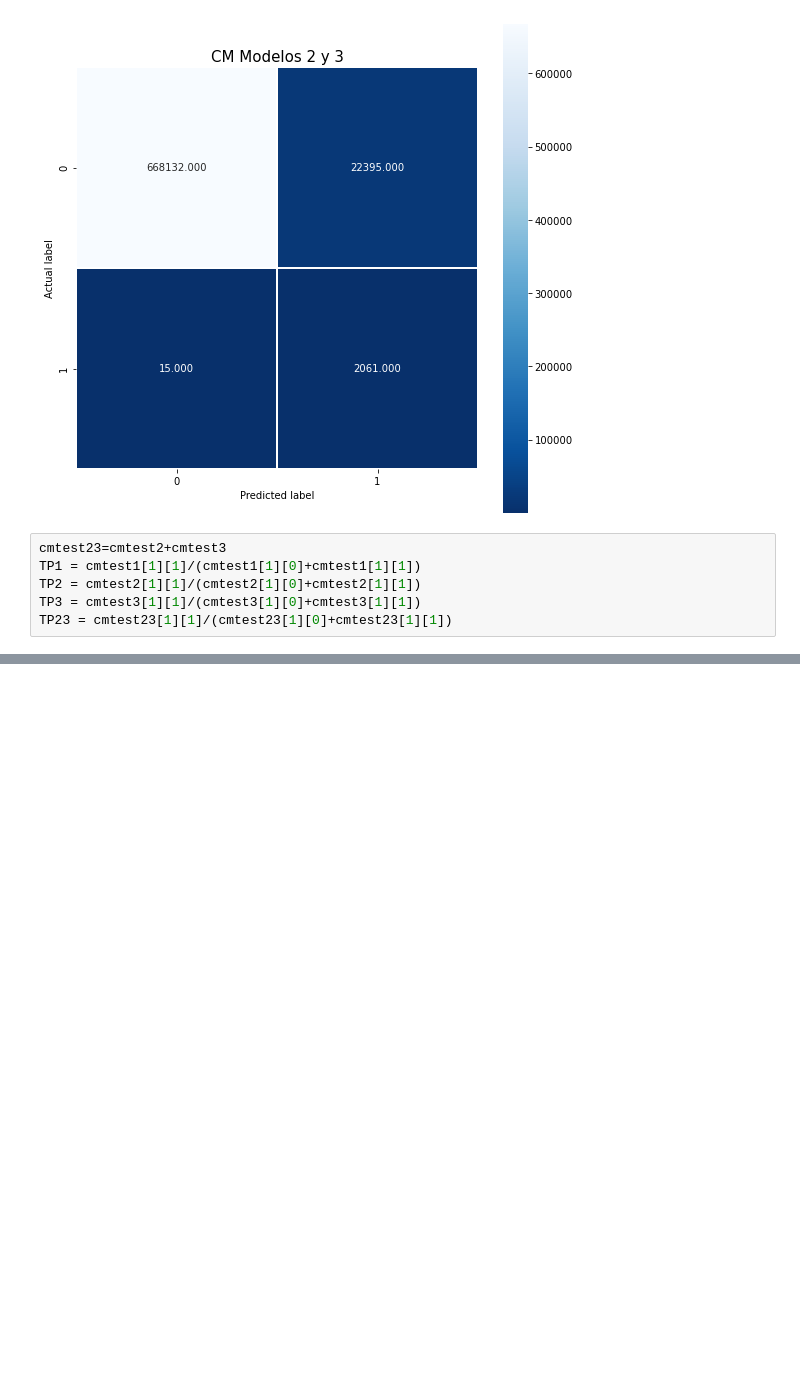
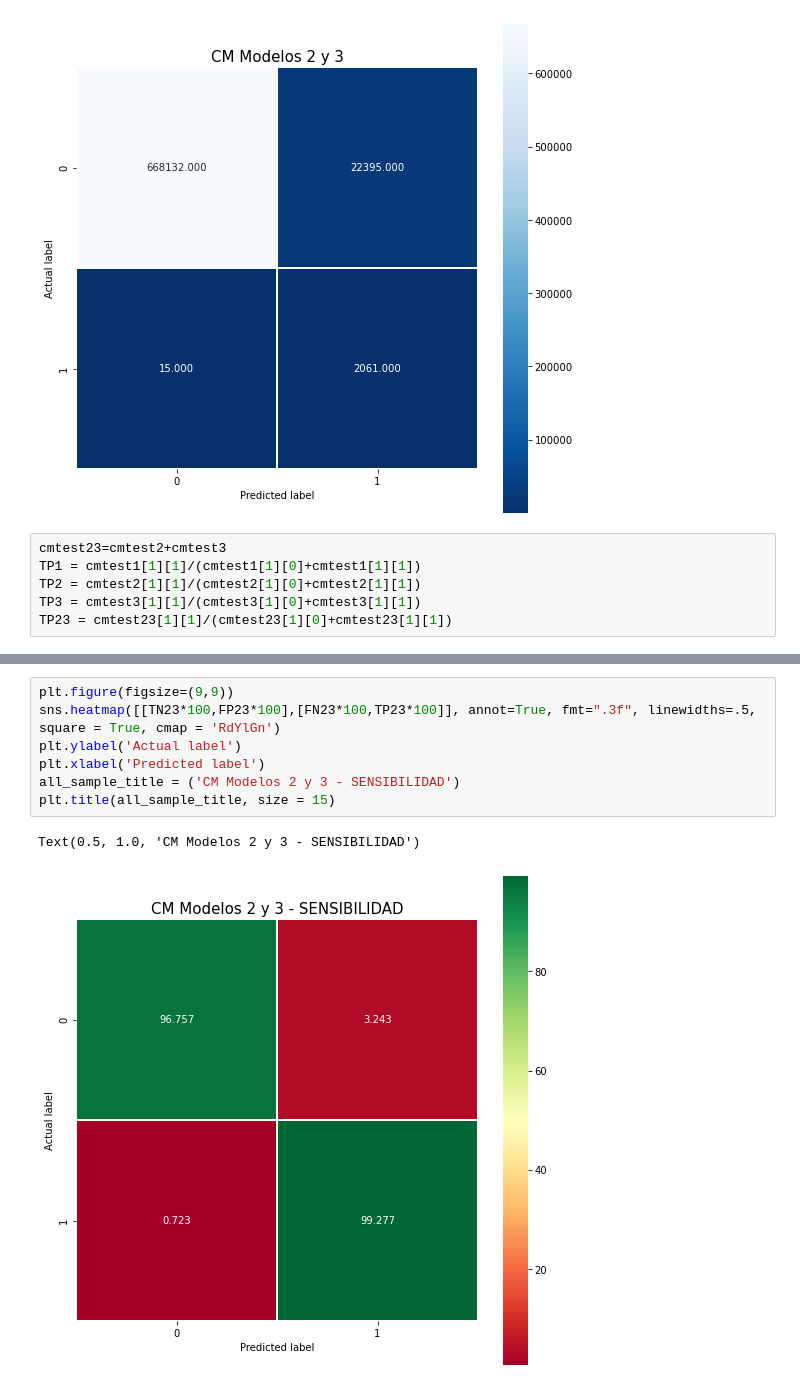
Before and after one commit to carlos-castro-davd/trabajo-6, a Jupyter notebook: develop/model_1.ipynb, the cells around one changed output, grey strips where cells are left out. Saved outputs shown, nothing was run; the diff lists cells and outputs as text; blank space fills up the shorter version.

```diff
--- a/develop/model_1.ipynb
+++ b/develop/model_1.ipynb
@@ -330,0 +359,10 @@ plt.show()
+# %%
+plt.figure(figsize=(9,9))
+sns.heatmap([[TN23*100,FP23*100],[FN23*100,TP23*100]], annot=True, fmt=".3f", linewidths=.5, square = True, cmap = 'RdYlGn')
+plt.ylabel('Actual label')
+plt.xlabel('Predicted label')
+all_sample_title = ('CM Modelos 2 y 3 - SENSIBILIDAD')
+plt.title(all_sample_title, size = 15)
+# %% [output]
+Text(0.5, 1.0, 'CM Modelos 2 y 3 - SENSIBILIDAD')
+[figure, added]
```
Also changed, not shown: parts of 7 cells of this notebook.
